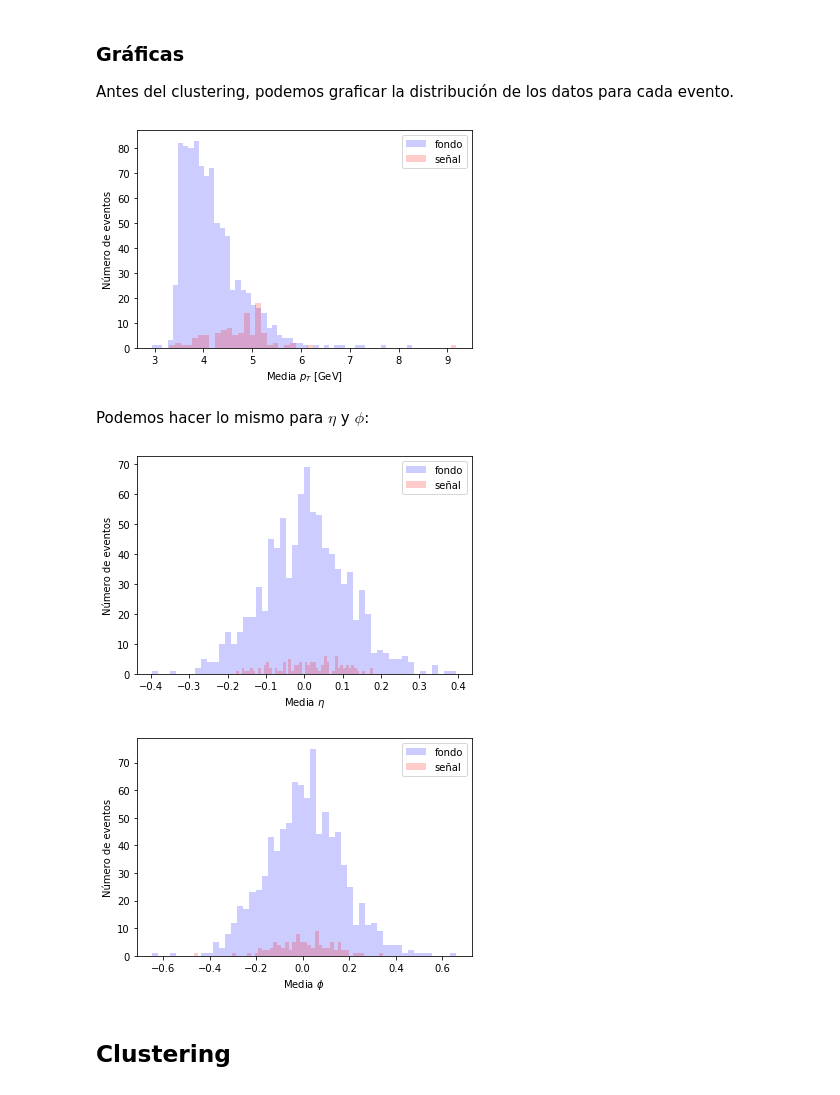
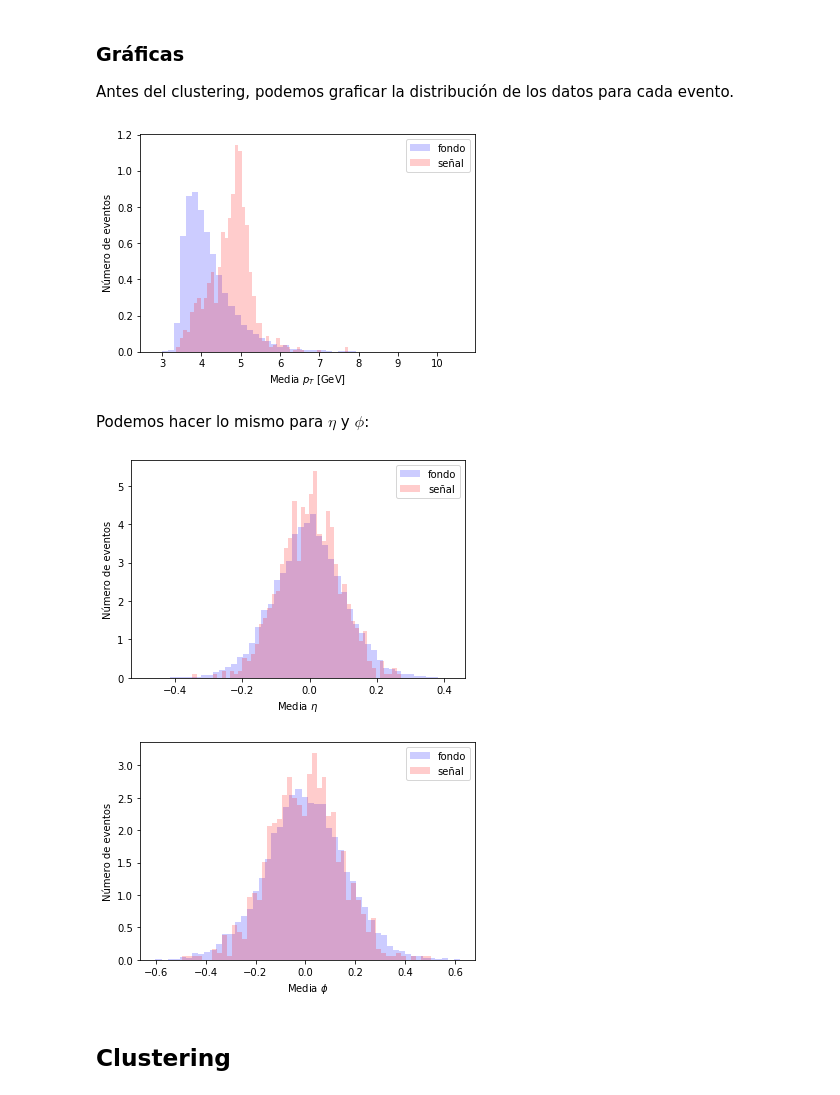
Before and after one commit to marianaiv/tesis_grado_UCV, a Jupyter notebook: Analisis/Analisis_datos_RD.ipynb, the cells around one changed output. Cells and saved outputs as stored; diff of their text form; code cells hidden in the pictures.

```diff
--- a/Analisis/Analisis_datos_RD.ipynb
+++ b/Analisis/Analisis_datos_RD.ipynb
@@ -58,6 +58,7 @@ df.shape
 Haremos la exploración de los datos en un conjunto más pequeño de eventos:
 # %%
 # Para el análisis, escogemos 1000 eventos de la muestra
-dfsample = df.sample(n=1000)
+n_eventos = 10000
+dfsample = df.sample(n=n_eventos)
 # %%
 # Los guardamos en un archivo .h5 para tener la muestra en la que se haga el análisis
@@ -66,6 +67,6 @@ if path.exists("events_anomalydetection_tiny.h5")!= True:
 # %%
 # Utilizamos estos datos para el análisis
-eventos_tiny = pd.read_hdf("events_anomalydetection_tiny.h5")
+eventos_tiny = pd.read_hdf("events_anomalydetection_tiny_{}.h5".format(n_eventos))
 # %%
 # Tenemos un dataframe de
 # 1000 eventos x 700 hadrones * 3 características ( pT, eta, phi) + 1 columna (si es señal o fondo)
@@ -144,77 +193,99 @@ Antes del clustering, podemos graficar la distribución de los datos para cada e
 # Distribución de la media de pT para cada evento
 
 # Filtramos que elementos son señal o fondo
-pt_senal = pt_df.loc[df[2100] == 1.0]
-pt_fondo = pt_df.loc[df[2100] == 0.0]
+pt_senal = pt_df.loc[pt_df.iloc[:,-1] == 1.0]
+pt_fondo = pt_df.loc[pt_df.iloc[:,-1] == 0.0]
 
 # Eliminamos la ultima columna de ambos
 pt_senal = pt_senal.iloc[:,:-1]
 pt_fondo = pt_fondo.iloc[:,:-1]
 
+# Calculamos la media de las filas y hacemos un histograma
+meanpt_fondo = pt_fondo.mean(axis=1)
+meanpt_senal = pt_senal.mean(axis=1)
+
 # Graficamos
 fig = plt.figure()
+
 # Definimos los ejes
 ax = fig.add_subplot(1, 1, 1)
-# Calculamos la media de las filas y hacemos un histograma
-pt_fondo.mean(axis=1).plot.hist(bins=50, facecolor='b', alpha=0.2,label='fondo')
-pt_senal.mean(axis=1).plot.hist(bins=50, facecolor='r', alpha=0.2,label='señal')
+
+meanpt_fondo.plot.hist(bins=50, facecolor='b', alpha=0.2, label='fondo', density=True) # density = True normaliza
+meanpt_senal.plot.hist(bins=50, facecolor='r', alpha=0.2, label='señal', density=True)
 plt.xlabel(r'Media $p_{T}$ [GeV]')
 plt.ylabel('Número de eventos')
 plt.legend(loc='upper right')
 plt.show()
 #plt.savefig("leadjetpt.pdf")
 # %% [output]
-[figure, old version]
+[figure, new version]
 # %% [markdown]
 Podemos hacer lo mismo para $\eta$ y $\phi$:
 # %%
 # Distribución de la media de eta para cada evento
 
 # Filtramos que elementos son señal o fondo
-eta_senal = eta_df.loc[df[2100] == 1.0]
-eta_fondo = eta_df.loc[df[2100] == 0.0]
+eta_senal = eta_df.loc[eta_df.iloc[:,-1] == 1.0]
+eta_fondo = eta_df.loc[eta_df.iloc[:,-1] == 0.0]
 
 # Eliminamos la ultima columna de ambos
 eta_senal = eta_senal.iloc[:,:-1]
 eta_fondo = eta_fondo.iloc[:,:-1]
 
+# Calculamos la media de las filas y hacemos un histograma
+meaneta_fondo = eta_fondo.mean(axis=1)
+meaneta_senal = eta_senal.mean(axis=1)
+
+# Normalizamos
+#meaneta_fondo_norm = meaneta_fondo/meaneta_fondo.sum(axis=0)
+#meaneta_senal_norm = meaneta_senal/meaneta_senal.sum(axis=0)
+
 # Graficamos
 fig = plt.figure()
+
 # Definimos los ejes
 ax = fig.add_subplot(1, 1, 1)
-eta_fondo.mean(axis=1).plot.hist(bins=50, facecolor='b', alpha=0.2,label='fondo')
-eta_senal.mean(axis=1).plot.hist(bins=50, facecolor='r', alpha=0.2,label='señal')
+
+meaneta_fondo.plot.hist(bins=50, facecolor='b', alpha=0.2, label='fondo', density=True)
+meaneta_senal.plot.hist(bins=50, facecolor='r', alpha=0.2, label='señal', density=True)
 plt.xlabel(r'Media $\eta$')
 plt.ylabel('Número de eventos')
 plt.legend(loc='upper right')
 plt.show()
 #plt.savefig("leadjetpt.pdf")
 # %% [output]
-[figure, old version]
+[figure, new version]
 # %%
 # Distribución de la media de phi para cada evento
 
 # Filtramos que elementos son señal o fondo
-phi_senal = phi_df.loc[df[2100] == 1.0]
-phi_fondo = phi_df.loc[df[2100] == 0.0]
+phi_senal = phi_df.loc[phi_df.iloc[:,-1] == 1.0]
+phi_fondo = phi_df.loc[phi_df.iloc[:,-1] == 0.0]
 
 # Eliminamos la ultima columna de ambos
 phi_senal = phi_senal.iloc[:,:-1]
 phi_fondo = phi_fondo.iloc[:,:-1]
 
+
+# Calculamos la media de las filas y hacemos un histograma
+meanphi_fondo = phi_fondo.mean(axis=1)
+meanphi_senal = phi_senal.mean(axis=1)
+
 # Graficamos
 fig = plt.figure()
+
 # Definimos los ejes
 ax = fig.add_subplot(1, 1, 1)
-phi_fondo.mean(axis=1).plot.hist(bins=50, facecolor='b', alpha=0.2,label='fondo')
-phi_senal.mean(axis=1).plot.hist(bins=50, facecolor='r', alpha=0.2,label='señal')
+
+meanphi_fondo.plot.hist(bins=50, facecolor='b', alpha=0.2, label='fondo', density=True)
+meanphi_senal.plot.hist(bins=50, facecolor='r', alpha=0.2, label='señal', density=True)
 plt.xlabel(r'Media $\phi$')
 plt.ylabel('Número de eventos')
 plt.legend(loc='upper right')
 plt.show()
 #plt.savefig("leadjetpt.pdf")
 # %% [output]
-[figure, old version]
+[figure, new version]
 # %% [markdown]
 ## Clustering
 # %% [markdown]
```
Also changed, not shown: parts of 28 cells of this notebook.
